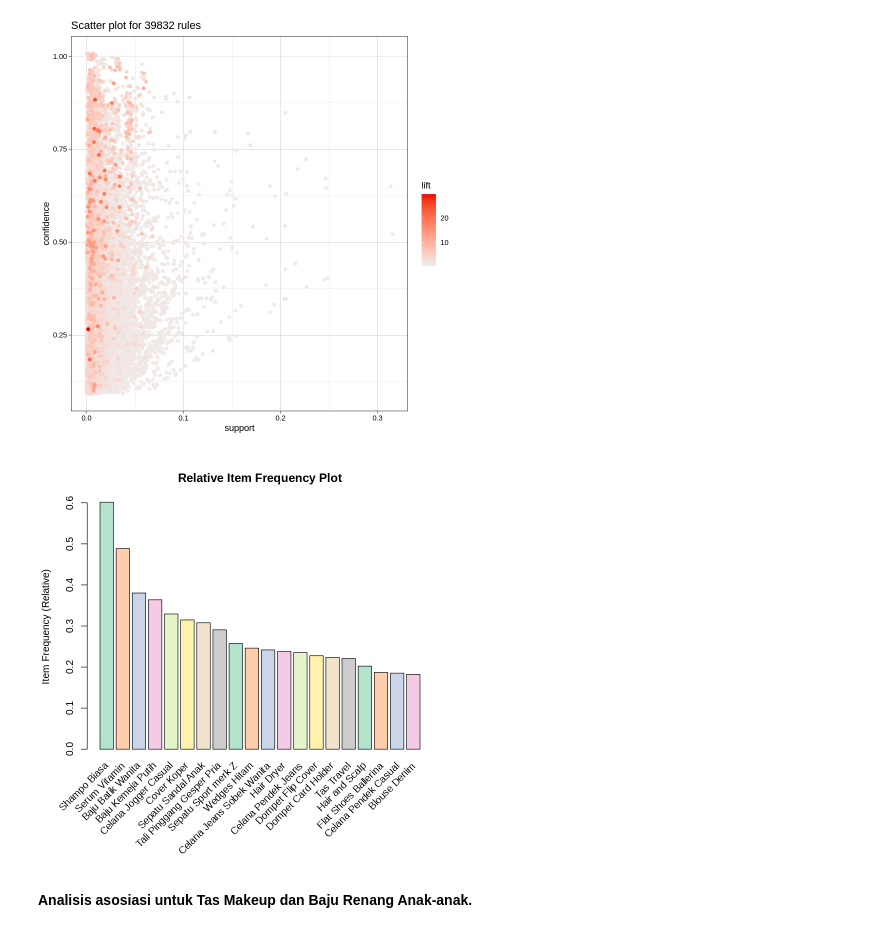
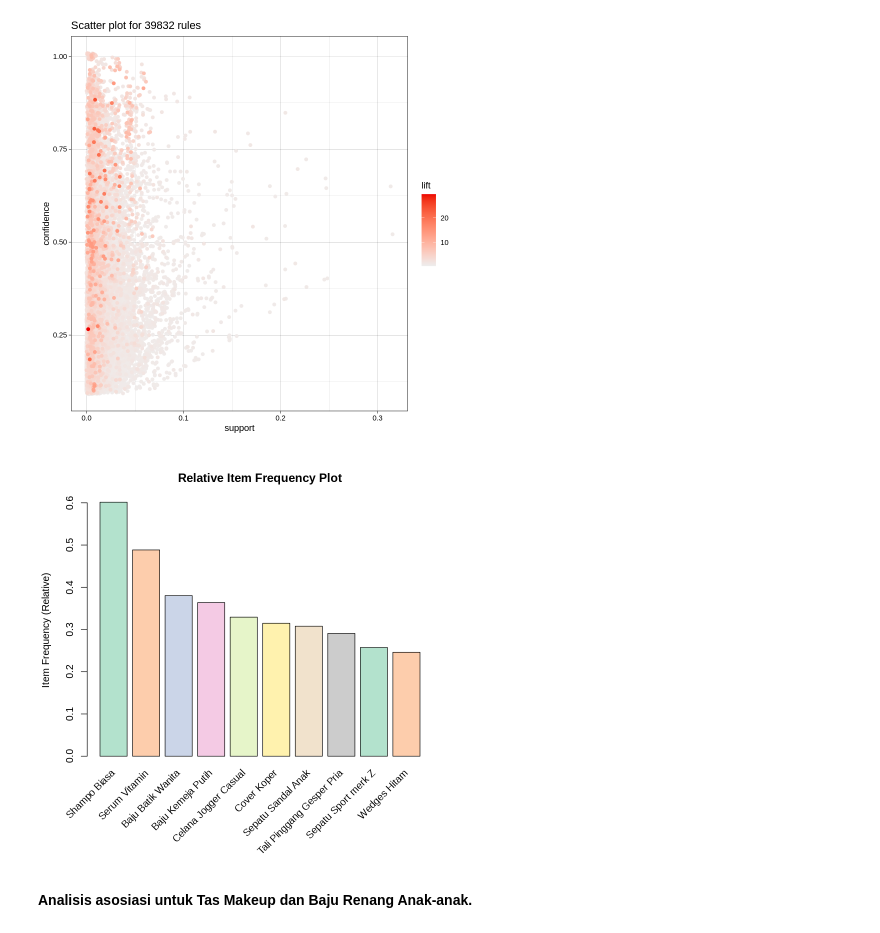
Before and after one commit to cdevrywhr/Data-Scientist-with-R, a Jupyter notebook: Asosiasi_Algoritma_1.ipynb, the cells around one changed output. Saved outputs shown, nothing was run; the diff lists cells and outputs as text; code cells hidden in the pictures.

```diff
--- a/Asosiasi_Algoritma_1.ipynb
+++ b/Asosiasi_Algoritma_1.ipynb
@@ -83,13 +83,13 @@ plot(avar)
 To reduce overplotting, jitter is added! Use jitter = 0 to prevent jitter.
 [figure]
 # %%
-arules::itemFrequencyPlot(df, topN = 20,
+arules::itemFrequencyPlot(df, topN = 10,
                           col = brewer.pal(8, 'Pastel2'),
                           main = 'Relative Item Frequency Plot',
                           type = "relative",
                           ylab = "Item Frequency (Relative)")
 # %% [output]
-[figure, old version]
+[figure, new version]
 # %% [markdown]
 **Analisis asosiasi untuk Tas Makeup dan Baju Renang Anak-anak.**
 # %% [markdown]
```
Also changed, not shown: parts of 2 cells of this notebook.
